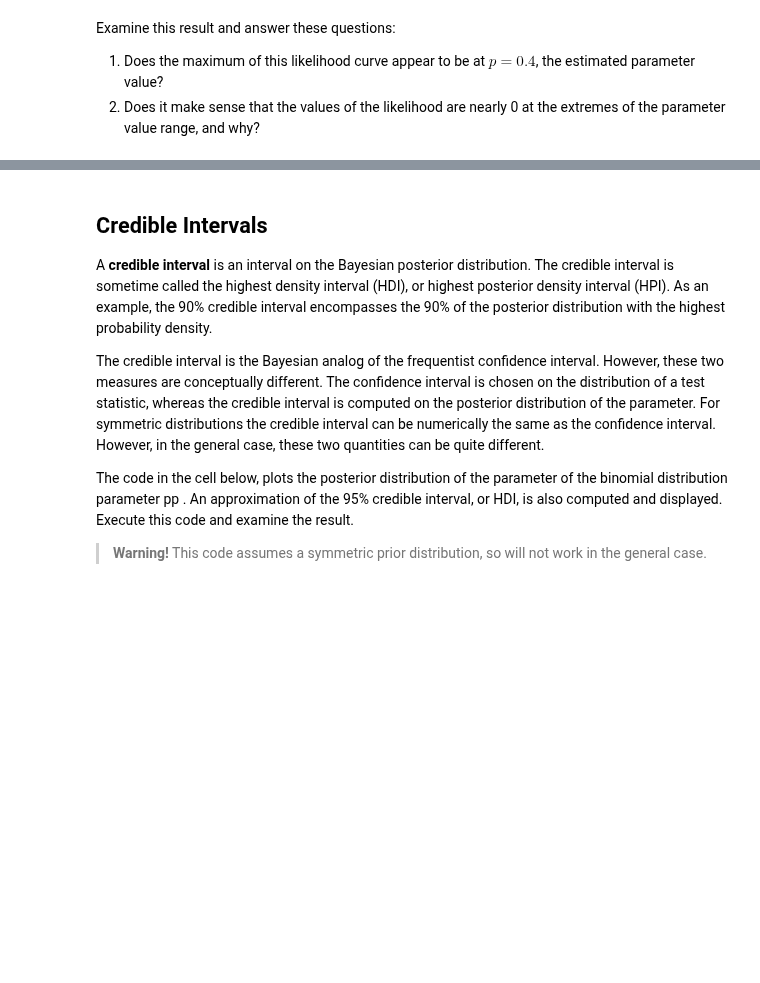
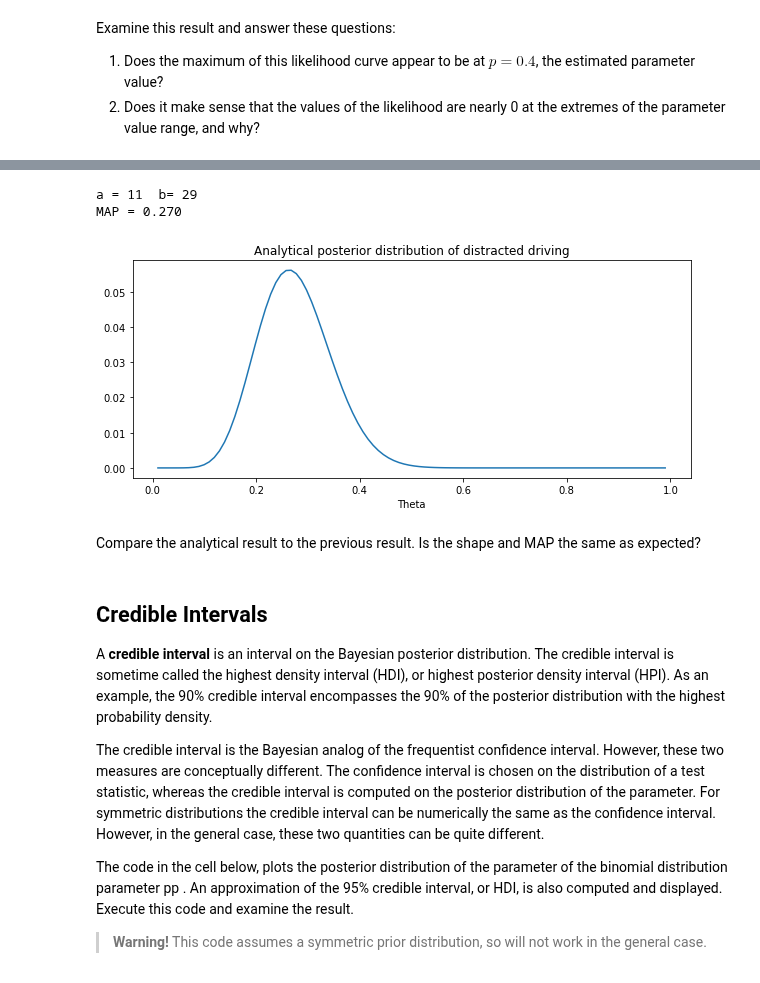
Before and after one commit to StephenElston/DataScience410, a Jupyter notebook: Lecture5/IntroductionToBayes.ipynb, the cells around one changed output, grey strips where cells are left out. Saved outputs shown, nothing was run; the diff lists cells and outputs as text; code cells hidden in the pictures; blank space fills up the shorter version.

```diff
--- a/Lecture5/IntroductionToBayes.ipynb
+++ b/Lecture5/IntroductionToBayes.ipynb
@@ -608,3 +684,11 @@ MAP = 0.290
+# %%
+analytic_posterior(distracted + new_distracted, p, 1, 9)
+# %% [output]
+a = 11  b= 29
+MAP = 0.270
+[figure, added]
+# %% [markdown]
+Compare the analytical result to the previous result. Is the shape and MAP the same as expected?
 # %% [markdown]
 ## Credible Intervals
 
```
Also changed, not shown: parts of 25 cells of this notebook.
